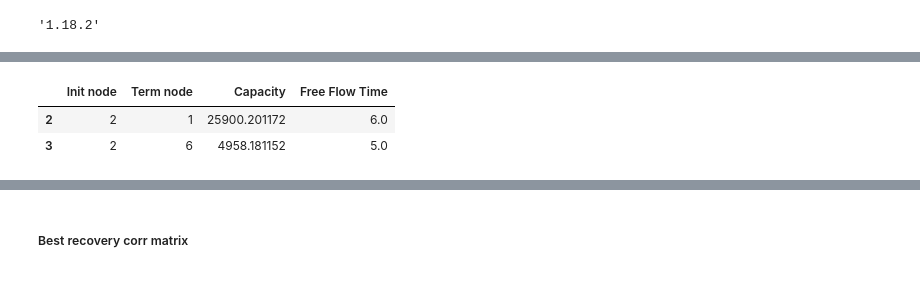
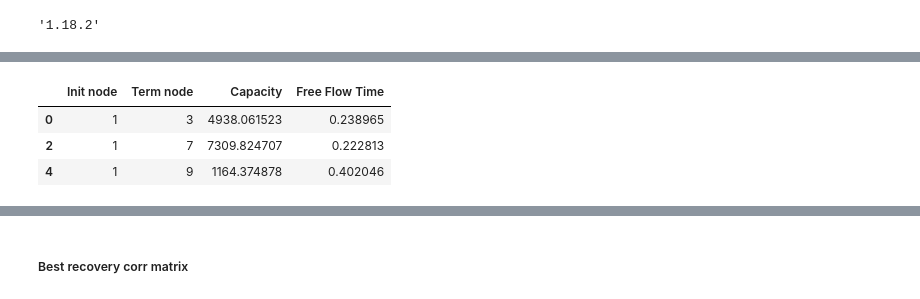
Before and after one commit to tamamolis/Gravity_traffic, a Jupyter notebook: multi-stage.ipynb, the cells around one changed output, grey strips where cells are left out. Saved outputs shown, nothing was run; the diff lists cells and outputs as text; code cells hidden in the pictures.

```diff
--- a/multi-stage.ipynb
+++ b/multi-stage.ipynb
@@ -22,6 +34,6 @@ np.version.version
 # %%
-net_name = 'SiouxFalls_net.tntp'
-trips_name = 'SiouxFalls_trips.tntp'
+net_name = 'data/EMA_net.tntp'
+trips_name = 'data/EMA_trips.tntp'
 
 handler = dh.DataHandler()
 graph_data = handler.GetGraphData(net_name, columns_order = np.array([0, 1, 2, 4]))
@@ -79,10 +119,11 @@ correspondence_matrix = create_cor_matr(graph_correspondences)
 # %%
 df = graph_data['graph_table']
-df[df['Init node'] == 2].head()
+df[df['Init node'] == 1].head()
 # %% [output]
 |  | Init node | Term node | Capacity | Free Flow Time |
-| 2 | 2 | 1 | 25900.201172 | 6.0 |
-| 3 | 2 | 6 | 4958.181152 | 5.0 |
+| 0 | 1 | 3 | 4938.061523 | 0.238965 |
+| 2 | 1 | 7 | 7309.824707 | 0.222813 |
+| 4 | 1 | 9 | 1164.374878 | 0.402046 |
 # %%
 print(df['Init node'].unique())
 print(np.sort(df['Term node'].unique()))
```
Also changed, not shown: parts of 32 cells of this notebook.
